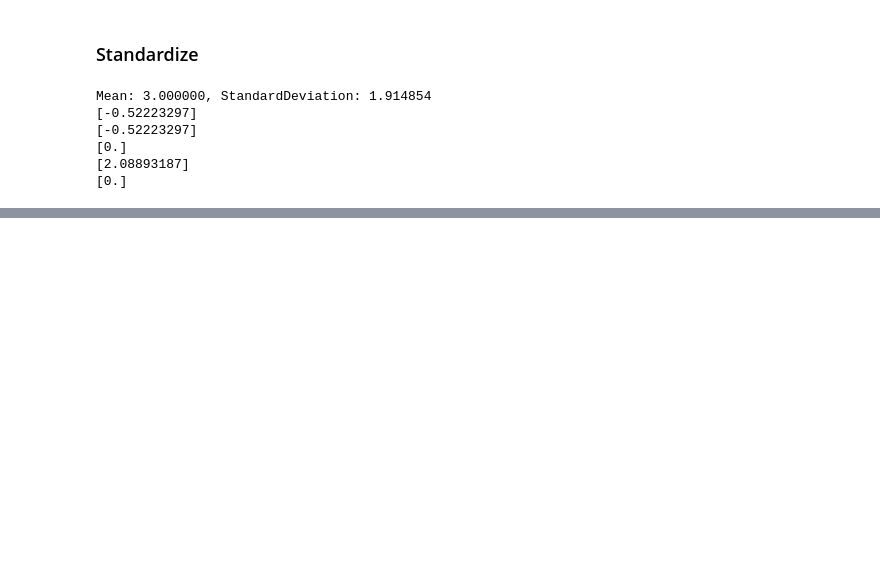
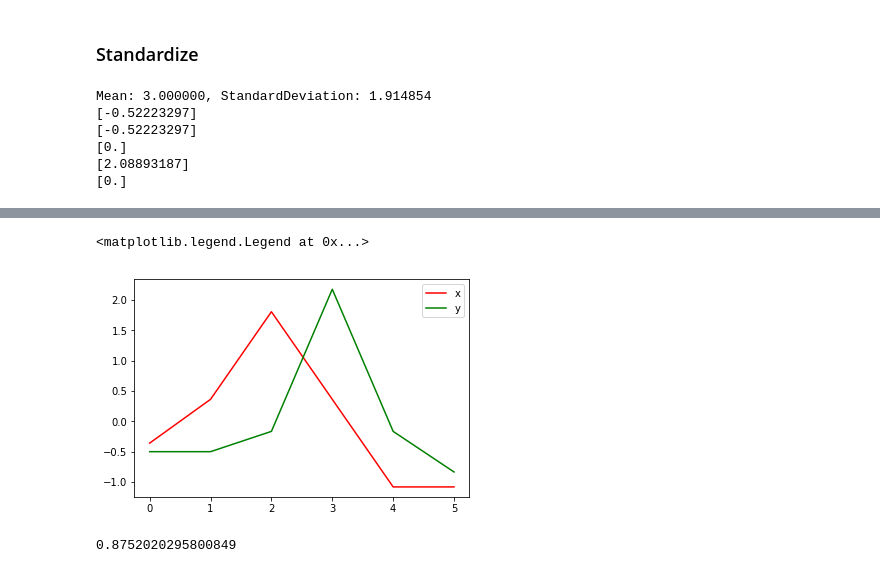
Before and after one commit to fagan2888/dtw_jihye, a Jupyter notebook: source/time_series_normalize_or_standardize.ipynb, the cells around one changed output, grey strips where cells are left out. Saved outputs shown, nothing was run; the diff lists cells and outputs as text; code cells hidden in the pictures; blank space fills up the shorter version.

```diff
--- a/source/time_series_normalize_or_standardize.ipynb
+++ b/source/time_series_normalize_or_standardize.ipynb
@@ -88,0 +143,22 @@ plt.legend()
+# %%
+x = np.array([1, 2, 4, 2, 0, 0])
+y = np.array([2, 2, 3, 10, 3, 1])
+
+scaler = StandardScaler()
+x_standardized = rescale_(x, scaler)
+y_standardized = rescale_(y, scaler)
+
+plt.plot(x_standardized,'r', label='x')
+plt.plot(y_standardized, 'g', label='y')
+plt.legend()
+# %% [output]
+<matplotlib.legend.Legend at 0x...>
+[figure, added]
+# %%
+x, y = x_standardized, y_standardized
+distances = distances_(x,y)
+accumulated_cost = accumulated_cost_(x,y,distances)
+path, cost = path_cost(x, y, accumulated_cost, distances)
+print(cost)
+# %% [output]
+0.8752020295800849
```
Also changed, not shown: parts of 5 cells of this notebook, 6 other files.
